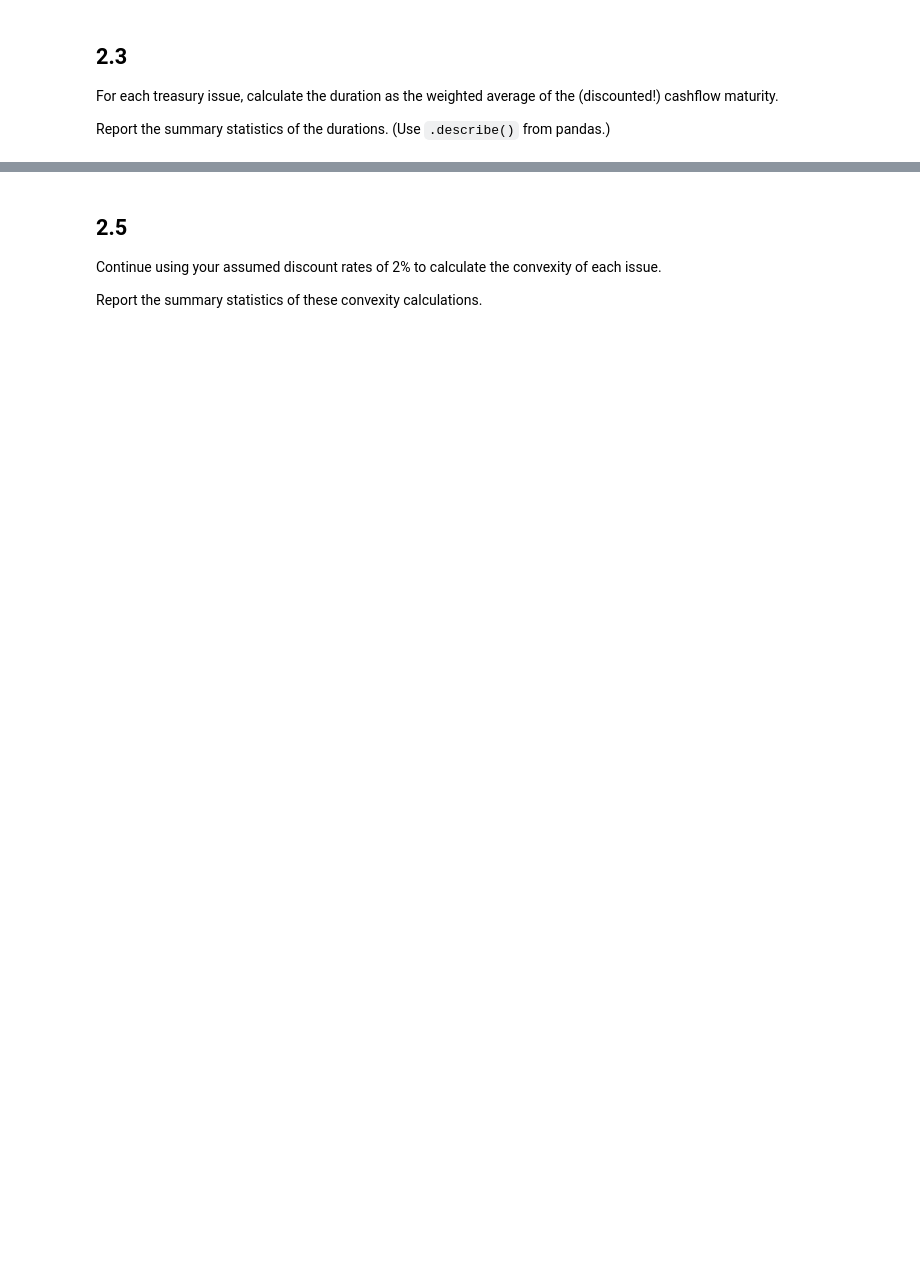
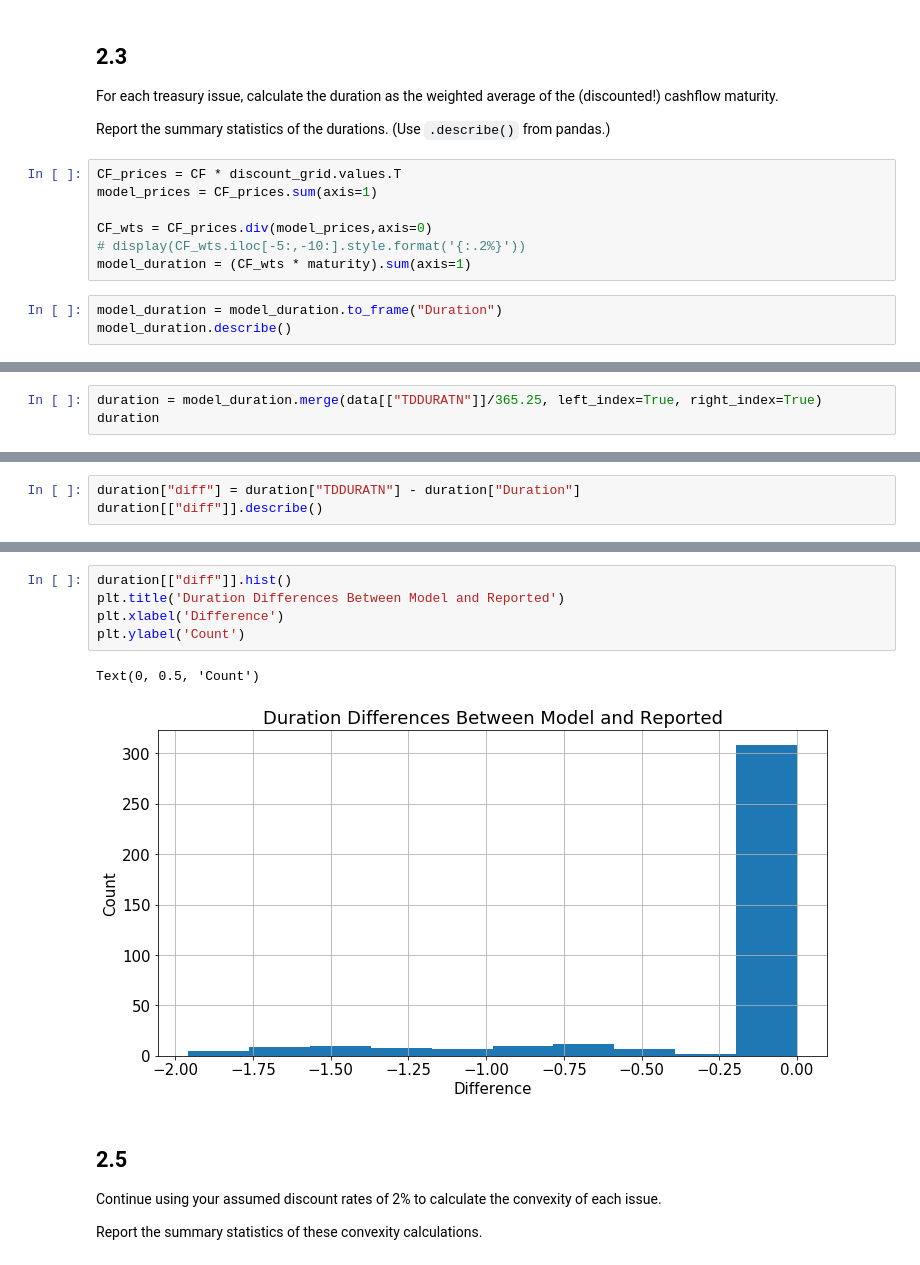
Before and after one commit to Zixin730/finm-fixedincome-2023, a Jupyter notebook: homework/Homework 2 Zixin.ipynb, the cells around one changed output, grey strips where cells are left out. Drawn from its saved outputs; the diff is of its cells as text; blank space fills up the shorter version.

```diff
--- a/homework/Homework 2 Zixin.ipynb
+++ b/homework/Homework 2 Zixin.ipynb
@@ -108,3 +288,13 @@ Plot the discount curve and the associated spot curve out to 30 years maturity.
 For each treasury issue, calculate the duration as the weighted average of the (discounted!) cashflow maturity.
 
 Report the summary statistics of the durations. (Use `.describe()` from pandas.)
+# %%
+CF_prices = CF * discount_grid.values.T
+model_prices = CF_prices.sum(axis=1)
+
+CF_wts = CF_prices.div(model_prices,axis=0)
+# display(CF_wts.iloc[-5:,-10:].style.format('{:.2%}'))
+model_duration = (CF_wts * maturity).sum(axis=1)
+# %%
+model_duration = model_duration.to_frame("Duration")
+model_duration.describe()
@@ -118,0 +324,3 @@ Why might they be different?
+# %%
+duration = model_duration.merge(data[["TDDURATN"]]/365.25, left_index=True, right_index=True)
+duration
@@ -118,0 +342,3 @@ Why might they be different?
+# %%
+duration["diff"] = duration["TDDURATN"] - duration["Duration"]
+duration[["diff"]].describe()
@@ -119,3 +355,11 @@ Why might they be different?
+# %%
+duration[["diff"]].hist()
+plt.title('Duration Differences Between Model and Reported')
+plt.xlabel('Difference')
+plt.ylabel('Count')
+# %% [output]
+Text(0, 0.5, 'Count')
+[figure, added]
 # %% [markdown]
 
 ## 2.5
```
Also changed, not shown: parts of 39 cells of this notebook.
